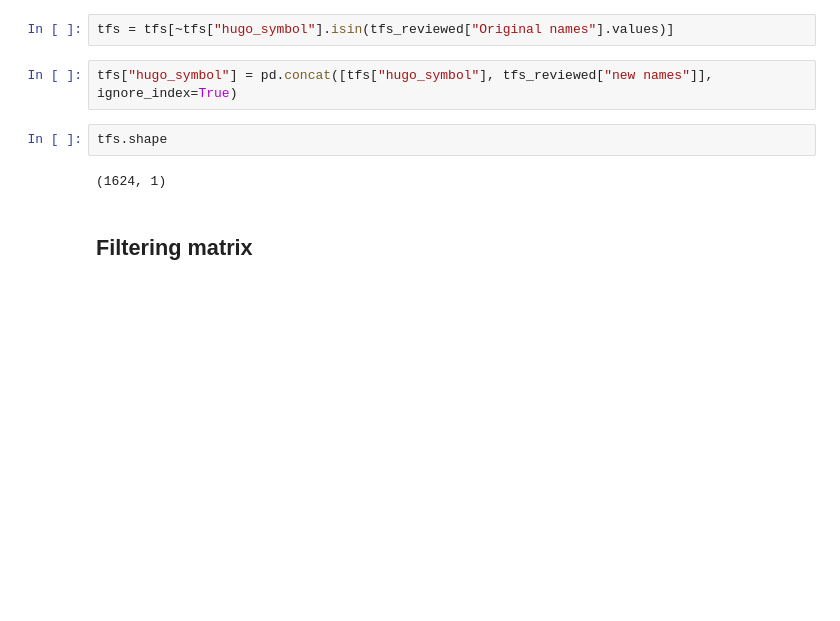
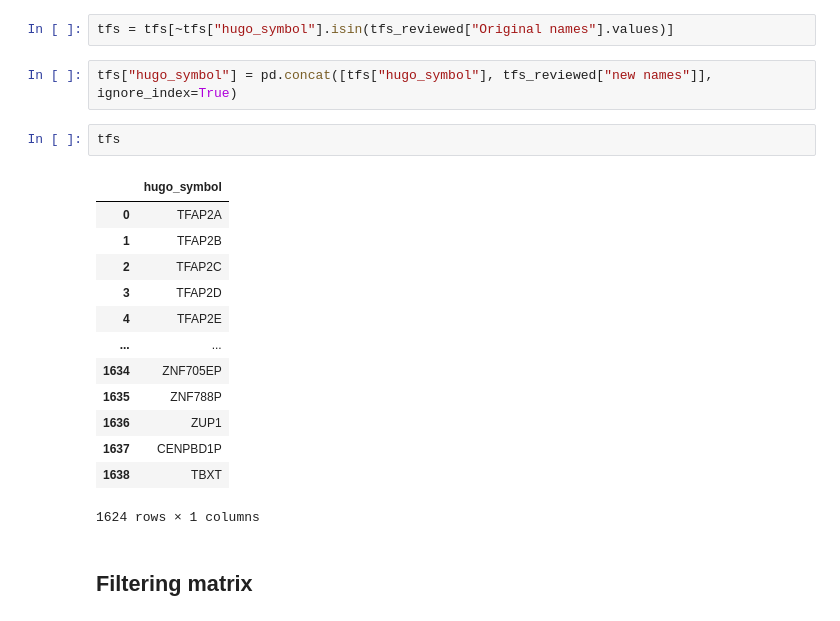
Before and after one commit to ddiannae/cancer_bootcamp25, a Jupyter notebook: project_week_get_tf_dependencies.ipynb, the cells around one changed output. Cells and saved outputs as stored; diff of their text form; blank space fills up the shorter version.

```diff
--- a/project_week_get_tf_dependencies.ipynb
+++ b/project_week_get_tf_dependencies.ipynb
@@ -61,9 +61,21 @@ tfs = tfs[~tfs["hugo_symbol"].isin(tfs_reviewed["Original names"].values)]
 # %%
 tfs["hugo_symbol"] = pd.concat([tfs["hugo_symbol"], tfs_reviewed["new names"]], ignore_index=True)
 # %%
-tfs.shape
+tfs
 # %% [output]
+|  | hugo_symbol |
+| 0 | TFAP2A |
+| 1 | TFAP2B |
+| 2 | TFAP2C |
+| 3 | TFAP2D |
+| 4 | TFAP2E |
+| ... | ... |
+| 1634 | ZNF705EP |
+| 1635 | ZNF788P |
+| 1636 | ZUP1 |
+| 1637 | CENPBD1P |
+| 1638 | TBXT |
-(1624, 1)
+1624 rows × 1 columns
 # %% [markdown]
 ## Filtering matrix
 # %%
```
Also changed, not shown: parts of 7 cells of this notebook.
